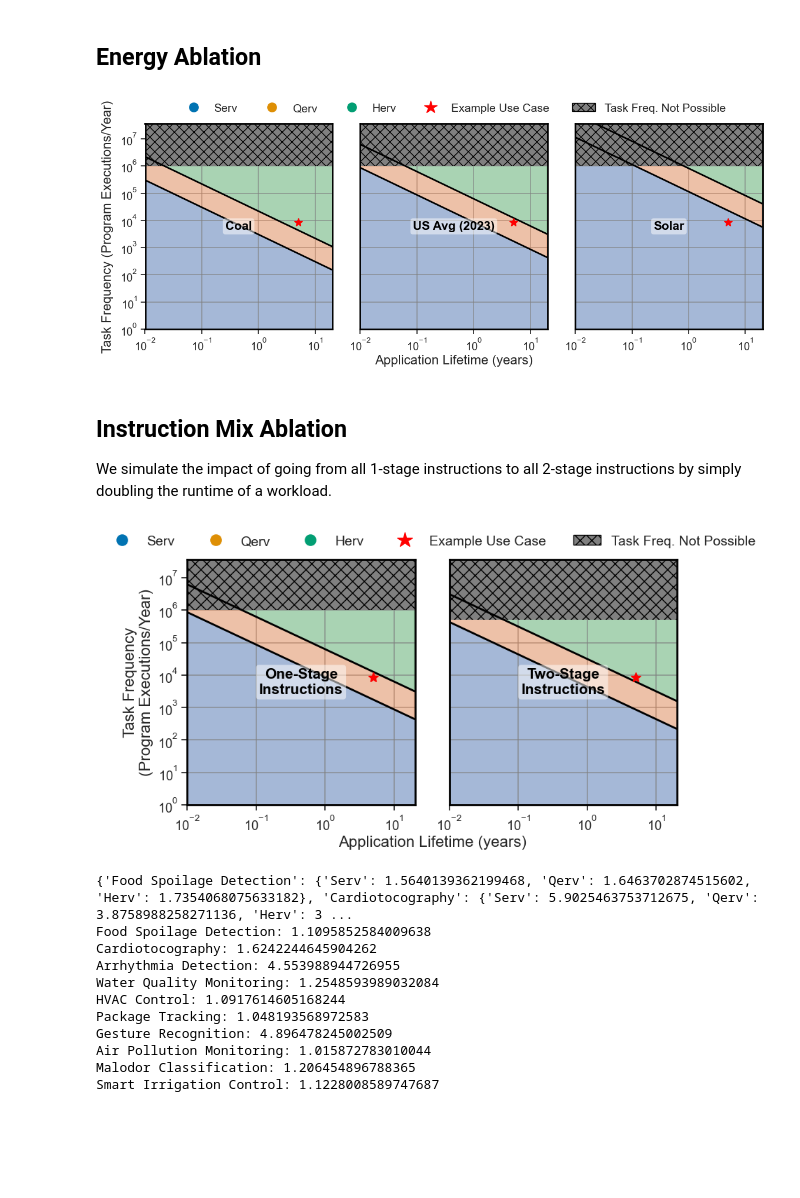
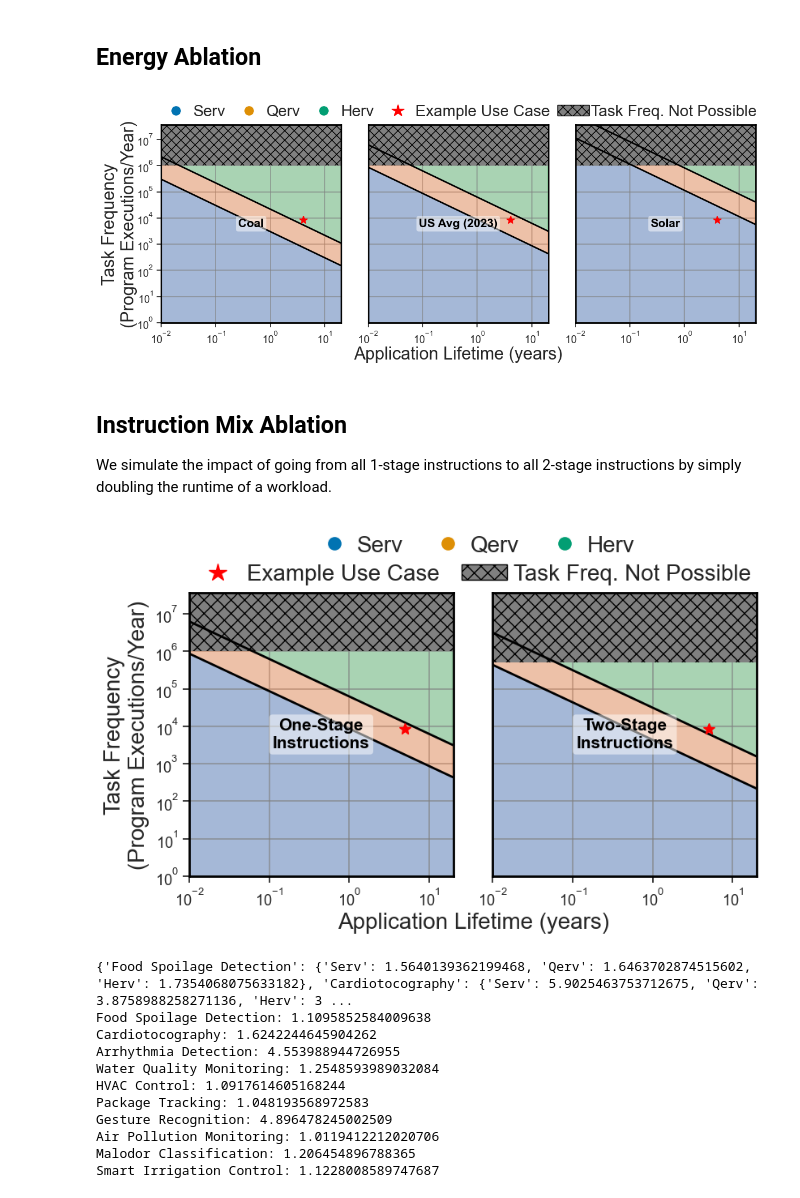
Before and after one commit to ShvetankPrakash/FlexiFlow, a Jupyter notebook: model/LifetimeModel.ipynb, the cells around one changed output. Cells and saved outputs as stored; diff of their text form; code cells hidden in the pictures; blank space fills up the shorter version.

Commit message:
Air pollution minor lifetime change

```diff
--- a/model/LifetimeModel.ipynb
+++ b/model/LifetimeModel.ipynb
@@ -107,7 +107,7 @@ VBox(children=(Dropdown(description='Workload:', options=('Food Spoilage Detecti
 def plot_air_pollution_monitoring_carbon_ablation(
     carbon_intensities=None,
     core_freq=10000,
-    workload_params={"lifetime_yrs": 5, "inf_freq": 365*24},
+    workload_params={"lifetime_yrs": 4, "inf_freq": 365*24},
     output_pdf="plots/air_pollution_monitoring_carbon_ablation.pdf",
     ncols=3,
     nrows=1,
@@ -201,8 +201,8 @@ def plot_air_pollution_monitoring_carbon_ablation(
         ax.set_title("")
 
     # Shared x/y labels
-    fig.supxlabel("Application Lifetime (years)", fontsize=16, x=0.5, y=-0.18)
-    fig.supylabel("Task Frequency (Program Executions/Year)", fontsize=16, x=-0.07, y=0.5)
+    fig.supxlabel("Application Lifetime (years)", fontsize=22, x=0.5, y=-0.2)
+    fig.supylabel("Task Frequency\n(Program Executions/Year)", fontsize=22, x=-0.07, y=0.5, ha='center')
 
     palette = sns.color_palette("colorblind", n_colors=len(system_colors))
     legend_handles = [
@@ -218,7 +218,8 @@ def plot_air_pollution_monitoring_carbon_ablation(
     fig.legend(
         legend_handles, legend_labels,
         loc='upper center', ncol=len(legend_labels),
-        bbox_to_anchor=(0.5, 1.15), fontsize=14, frameon=False
+        bbox_to_anchor=(0.5, 1.15), fontsize=20, frameon=False,
+        handletextpad=0.1, columnspacing=0.5, borderaxespad=0.2
     )
 
     plt.subplots_adjust(left=0, right=1, top=1, bottom=0, wspace=0, hspace=0)
@@ -234,7 +235,7 @@ def plot_air_pollution_monitoring_carbon_ablation(
 
 plot_air_pollution_monitoring_carbon_ablation()
 # %% [output]
-[figure, old version]
+[figure, new version]
 # %% [markdown]
 ## Instruction Mix Ablation
 
@@ -312,45 +313,58 @@ def plot_instruction_mix_ablation(
         ax.set_ylabel("")
         ax.set_title("")
         ax.legend().remove()
 
     axes[0].tick_params(labelleft=True, labelbottom=True, left=True, bottom=True)
     axes[1].tick_params(labelleft=False, labelbottom=True, left=False, bottom=True)
 
 
     palette = sns.color_palette("colorblind", n_colors=len(system_colors))
-    legend_handles = [
+    # System color handles
+    system_handles = [
         plt.Line2D([0], [0], marker='o', color='w', markerfacecolor=palette[i], markersize=13, label=system)
         for i, system in enumerate(system_colors.keys())
     ]
-    legend_handles.append(
-        plt.Line2D([0], [0], marker='*', color='w', markerfacecolor='red', markeredgecolor='red', markersize=16, label="Example Usecase")
+    system_labels = list(system_colors.keys())
+
+    # Special handles
+    example_usecase_handle = plt.Line2D([0], [0], marker='*', color='w', markerfacecolor='red', markeredgecolor='red', markersize=16, label="Example Use Case")
+    crosshatch_patch = mpatches.Patch(facecolor='grey' if hashes_grey else 'none', hatch='xx', label='Task Freq. Not Possible', edgecolor='black')
+    special_handles = [example_usecase_handle, crosshatch_patch]
+    special_labels = ["Example Use Case", "Task Freq. Not Possible"]
+
+    legend_height = 1.25
+    # System legend
+    fig.legend(
+        system_handles, system_labels,
+        loc='upper center', ncol=len(system_labels),
+        bbox_to_anchor=(0.5, legend_height), fontsize=20, frameon=False,
+        handletextpad=0, columnspacing=1, borderaxespad=0.2,
     )
-    crosshatch_patch = mpatches.Patch(facecolor='grey' if hashes_grey else 'none', hatch='xx', label='Task Freq. Not Possible', edgecolor='black')
-    legend_handles.append(crosshatch_patch)
-    legend_labels = list(system_colors.keys()) + ["Example Use Case", "Task Freq. Not Possible"]
+    # Special legend
     fig.legend(
-        legend_handles, legend_labels,
-        loc='upper center', ncol=len(legend_labels),
-        bbox_to_anchor=(0.5, 1.15), fontsize=14, frameon=False
+        special_handles, special_labels,
+        loc='upper center', ncol=len(special_labels),
+        bbox_to_anchor=(0.5, legend_height-.1), fontsize=20, frameon=False,
+        handletextpad=0.3, columnspacing=1, borderaxespad=0.2,
     )
 
      # Shared x/y labels
-    fig.supxlabel("Application Lifetime (years)", fontsize=16, x=0.5, y=-0.18)
-    fig.supylabel("Task Frequency\n(Program Executions/Year)", fontsize=16, x=-0.1, y=0.5, ha='center')
+    fig.supxlabel("Application Lifetime (years)", fontsize=20, x=0.5, y=-0.2)
+    fig.supylabel("Task Frequency\n(Program Executions/Year)", fontsize=20, x=-0.11, y=0.5, ha='center')
 
     plt.subplots_adjust(left=0, right=1, top=1, bottom=0, wspace=0, hspace=0)
     plt.tight_layout(pad=0)
 
     if output_pdf:
         os.makedirs(os.path.dirname(output_pdf), exist_ok=True)
         plt.savefig(output_pdf, format="pdf", bbox_inches='tight')
     if show_plot:
         plt.show()
     plt.close(fig)
 
 plot_instruction_mix_ablation()
 # %% [output]
-[figure, old version]
+[figure, new version]
 # %%
 # Sample params
 workload_params_dict = {
@@ -361,7 +375,7 @@ workload_params_dict = {
     "HVAC Control": {"lifetime_yrs": 10, "inf_freq": 365*24},                # 1x/hour for 10 years (building sensor)
     "Package Tracking": {"lifetime_yrs": 14/365, "inf_freq": 365*24},        # 1x/hour for 2 weeks (disposable tracker)
     "Gesture Recognition": {"lifetime_yrs": 2, "inf_freq": 365*24*60*4},     # 1x/15sec for 2 years (wearable)
-    "Air Pollution Monitoring": {"lifetime_yrs": 5, "inf_freq": 365*24},     # 1x/hour for 5 years (outdoor station)
+    "Air Pollution Monitoring": {"lifetime_yrs": 4, "inf_freq": 365*24},     # 1x/hour for 5 years (outdoor station)
     "Malodor Classification": {"lifetime_yrs": 4, "inf_freq": 365},          # 1x/day for 4 years (clothing sensor)
     "Smart Irrigation Control": {"lifetime_yrs": 0.5, "inf_freq": 365/3},    # 1x/3 days for 6 months (field sensor)
 }
@@ -396,6 +410,6 @@ Water Quality Monitoring: 1.2548593989032084
 HVAC Control: 1.0917614605168244
 Package Tracking: 1.048193568972583
 Gesture Recognition: 4.896478245002509
-Air Pollution Monitoring: 1.015872783010044
+Air Pollution Monitoring: 1.0119412212020706
 Malodor Classification: 1.206454896788365
 Smart Irrigation Control: 1.1228008589747687
```
Also changed, not shown: 2 other files.
